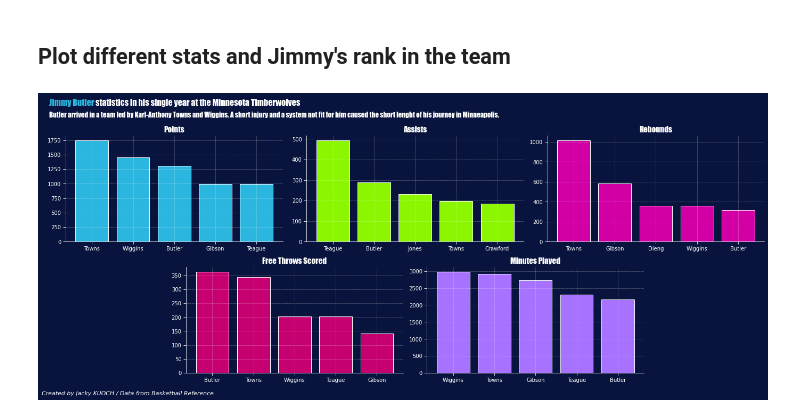
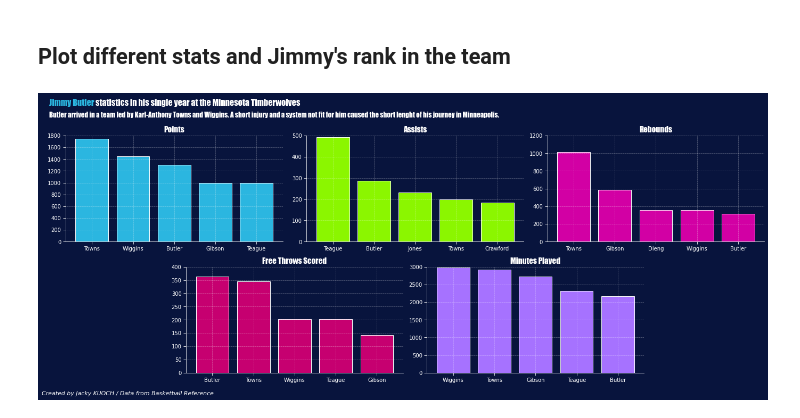
Before and after one commit to JackyKch/JimmyButler, a Jupyter notebook: coding/minnesota_importance.ipynb, the cells around one changed output. Drawn from its saved outputs; the diff is of its cells as text; code cells hidden in the pictures.

```diff
--- a/coding/minnesota_importance.ipynb
+++ b/coding/minnesota_importance.ipynb
@@ -110,31 +110,38 @@ ax4.spines['left'].set_color("w")
 
 ## Fith plot
 ax5.spines['bottom'].set_color("w")
 ax5.spines['top'].set_visible(False)
 ax5.spines['right'].set_visible(False)
 ax5.spines['left'].set_color("w")
 
+## Set ylimits
+ax1.set_ylim(0,1800)
+ax2.set_ylim(0,500)
+ax3.set_ylim(0,1200)
+ax4.set_ylim(0,400)
+ax5.set_ylim(0,3000)
+
 # Title and credits
 fig_text(0.01,1.08, s="<Jimmy Butler> statistics in his single year at the Minnesota Timberwolves\n", highlight_textprops=[{"color": '#2bb6e0'}], fontsize = 16, fontweight = "bold", color = "w", **hfont)
 fig.text(0.01,1.01, "Butler arrived in a team led by Karl-Anthony Towns and Wiggins. A short injury and a system not fit for him caused the short lenght of his journey in Minneapolis.", fontsize = 13, fontweight="light", color = "w", **hfont)
 fig.text(0, -0.025, "Created by Jacky KUOCH / Data from Basketball Reference",fontstyle="italic",fontsize=11, color="w")
 
 # Plot bar charts of stats
 ax1.bar(points['Player'], points['PTS'], zorder=0, color="#2bb6e0",edgecolor = 'w')
 ax2.bar(assists['Player'], assists['AST'], zorder=0, color="#8BF600",edgecolor = 'w')
 ax3.bar(rebounds['Player'], rebounds['TRB'], zorder=0, color="#D200A4",edgecolor = 'w')
 ax4.bar(freethrows['Player'], freethrows['FT'],zorder=0, color="#C60070",edgecolor = 'w')
 ax5.bar(minutes['Player'], minutes['MP'],zorder=0, color="#A672FF",edgecolor = 'w')
 
 # Axes Label
 ## First plot
 ax1.set_title("Points", color="w", fontsize=15 , **hfont)
 ax2.set_title("Assists", color="w", fontsize=15 , **hfont)
 ax3.set_title("Rebounds", color="w", fontsize=15 , **hfont)
 ax4.set_title("Free Throws Scored", color="w", fontsize=15 , **hfont)
 ax5.set_title("Minutes Played", color="w", fontsize=15 , **hfont)
 
 
 fig.tight_layout()
 # %% [output]
-[figure, old version]
+[figure, new version]
```
